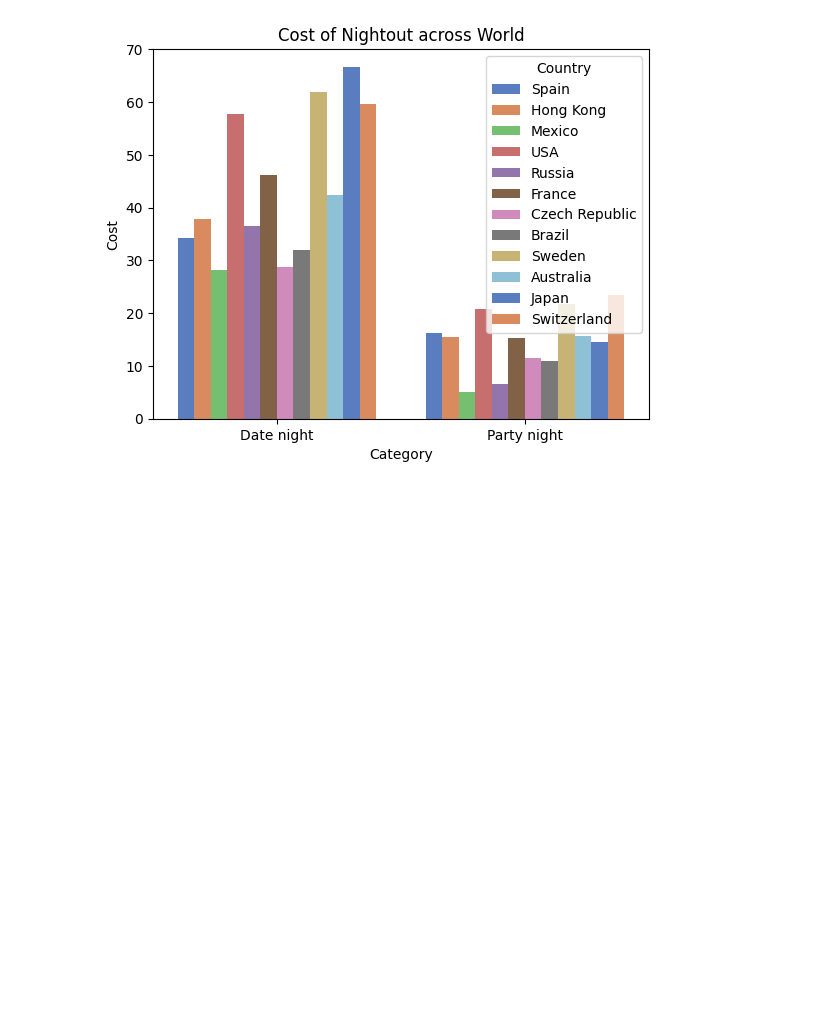
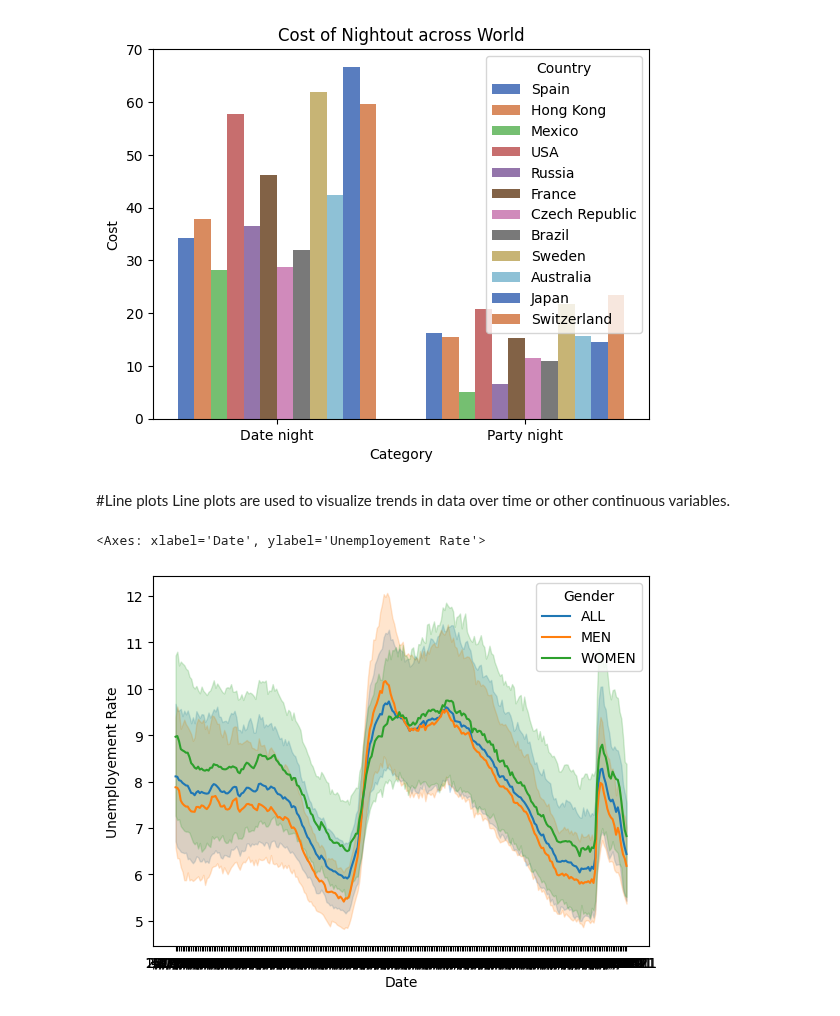
Before and after one commit to kjeyaram-orcl/DataScience, a Jupyter notebook: DataVisualization/dv_practise1.ipynb, the cells around one changed output. Cells and saved outputs as stored; diff of their text form; code cells hidden in the pictures; blank space fills up the shorter version.

```diff
--- a/DataVisualization/dv_practise1.ipynb
+++ b/DataVisualization/dv_practise1.ipynb
@@ -49,3 +49,20 @@ plt.title("Cost of Nightout across World")
 plt.show()
 # %% [output]
 [figure]
+# %% [markdown]
+#Line plots
+Line plots are used to visualize trends in data over time or other continuous variables.
+# %%
+import seaborn as sns
+import pandas as pd
+import matplotlib.pyplot as plt
+
+
+ds = pd.read_csv('/content/UnemploymentRate.csv')
+#print(ds.head(5))
+sns.lineplot(x='Date',y='Unemployement Rate',hue='Gender', data=ds)
+#plt.title("Cost of Nightout across World")
+#plt.show()
+# %% [output]
+<Axes: xlabel='Date', ylabel='Unemployement Rate'>
+[figure, added]
```
